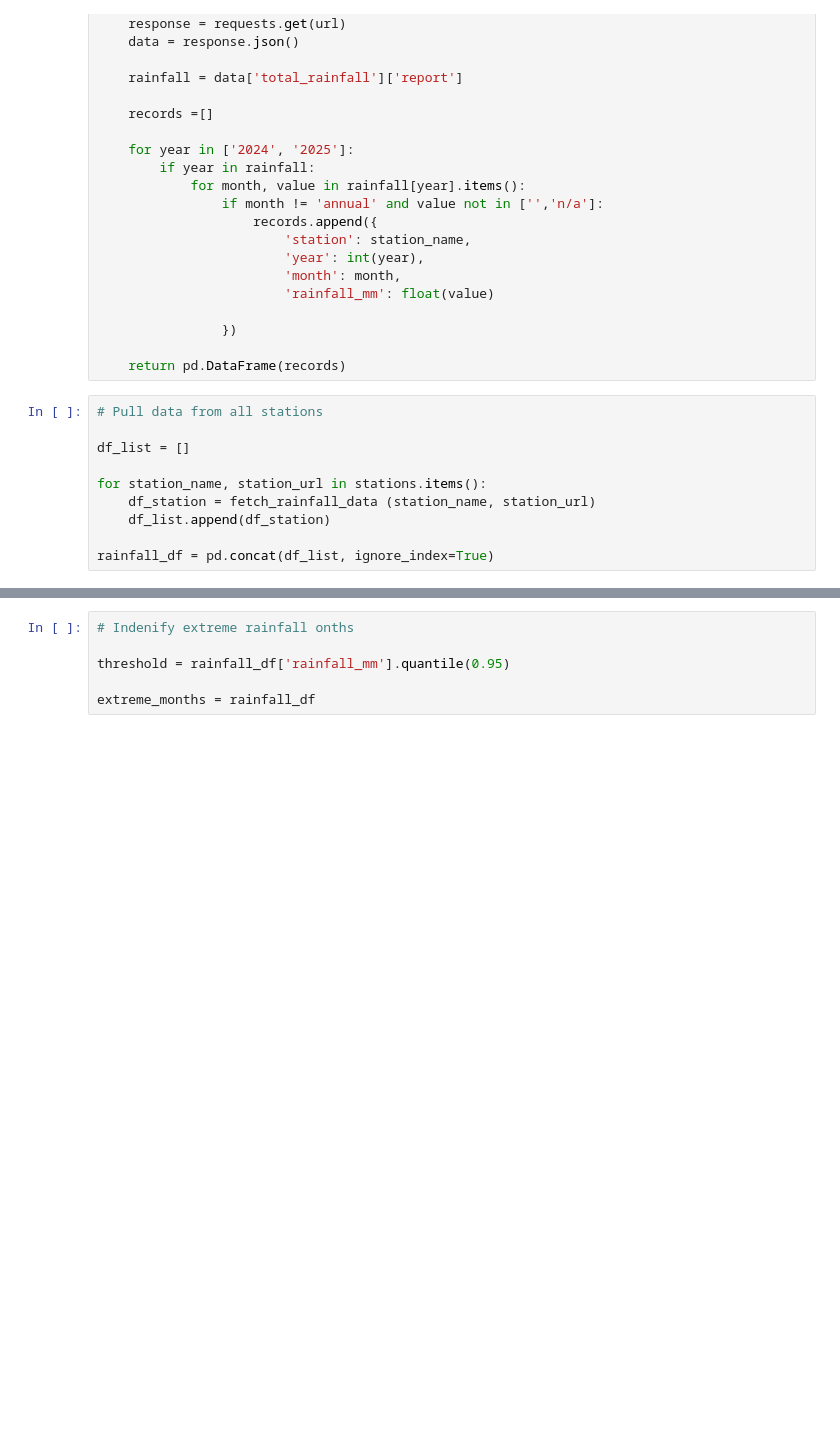
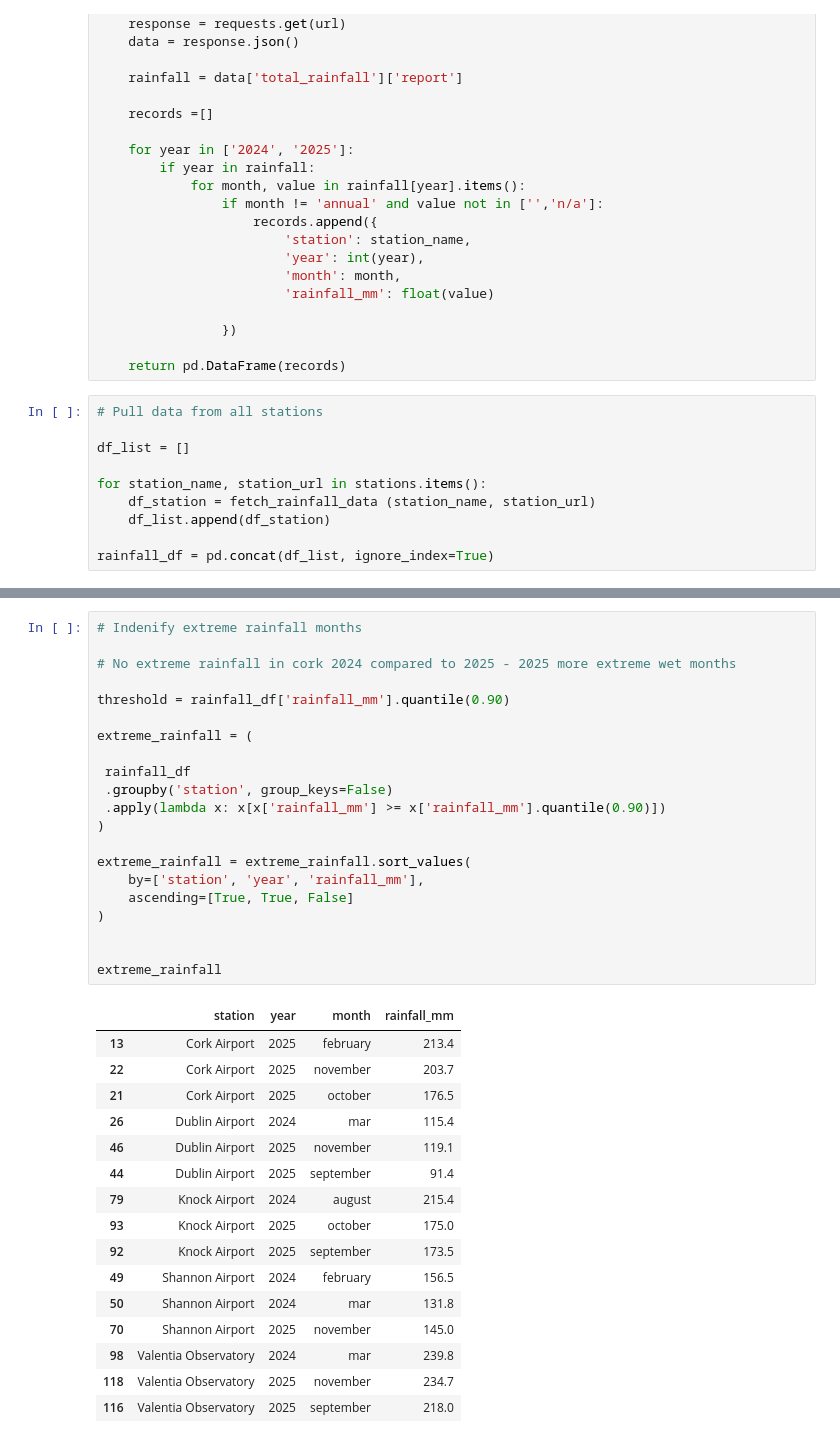
Before and after one commit to MichalGondek/PROGRAMMING-FOR-DATA-ANALYTICS-BIG-PROJECT, a Jupyter notebook: climate_insurance_analysis.ipynb, the cells around one changed output, grey strips where cells are left out. Cells and saved outputs as stored; diff of their text form; blank space fills up the shorter version.

```diff
--- a/climate_insurance_analysis.ipynb
+++ b/climate_insurance_analysis.ipynb
@@ -89,6 +119,38 @@ comparison
 # %%
-# Indenify extreme rainfall onths
+# Indenify extreme rainfall months
 
-threshold = rainfall_df['rainfall_mm'].quantile(0.95)
+# No extreme rainfall in cork 2024 compared to 2025 - 2025 more extreme wet months
 
-extreme_months = rainfall_df
+threshold = rainfall_df['rainfall_mm'].quantile(0.90)
+
+extreme_rainfall = (
+
+ rainfall_df
+ .groupby('station', group_keys=False)
+ .apply(lambda x: x[x['rainfall_mm'] >= x['rainfall_mm'].quantile(0.90)])
+)
+
+extreme_rainfall = extreme_rainfall.sort_values(
+    by=['station', 'year', 'rainfall_mm'],
+    ascending=[True, True, False]
+)
+
+
+extreme_rainfall
+# %% [output]
+|  | station | year | month | rainfall_mm |
+| 13 | Cork Airport | 2025 | february | 213.4 |
+| 22 | Cork Airport | 2025 | november | 203.7 |
+| 21 | Cork Airport | 2025 | october | 176.5 |
+| 26 | Dublin Airport | 2024 | mar | 115.4 |
+| 46 | Dublin Airport | 2025 | november | 119.1 |
+| 44 | Dublin Airport | 2025 | september | 91.4 |
+| 79 | Knock Airport | 2024 | august | 215.4 |
+| 93 | Knock Airport | 2025 | october | 175.0 |
+| 92 | Knock Airport | 2025 | september | 173.5 |
+| 49 | Shannon Airport | 2024 | february | 156.5 |
+| 50 | Shannon Airport | 2024 | mar | 131.8 |
+| 70 | Shannon Airport | 2025 | november | 145.0 |
+| 98 | Valentia Observatory | 2024 | mar | 239.8 |
+| 118 | Valentia Observatory | 2025 | november | 234.7 |
+| 116 | Valentia Observatory | 2025 | september | 218.0 |
```
Also changed, not shown: parts of 7 cells of this notebook.
